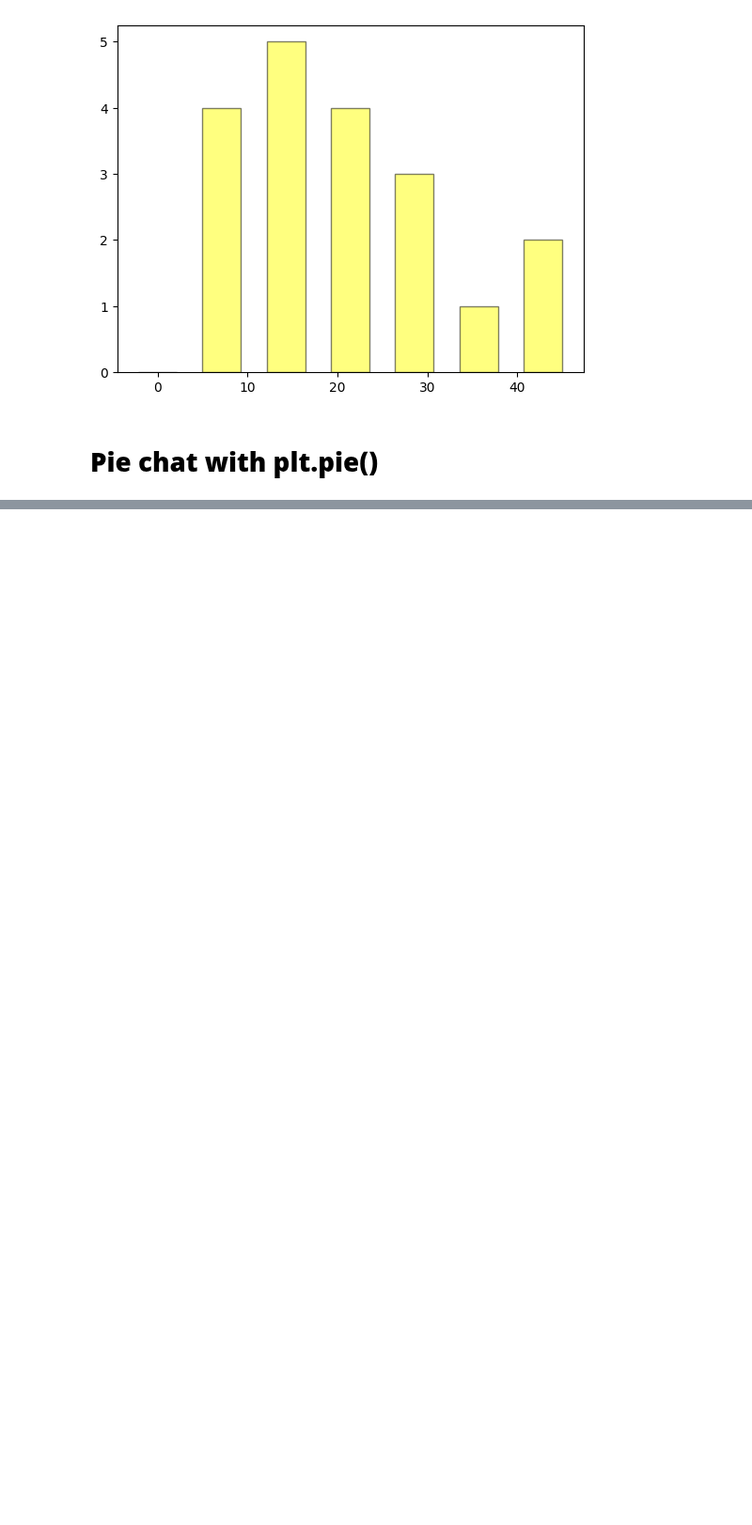
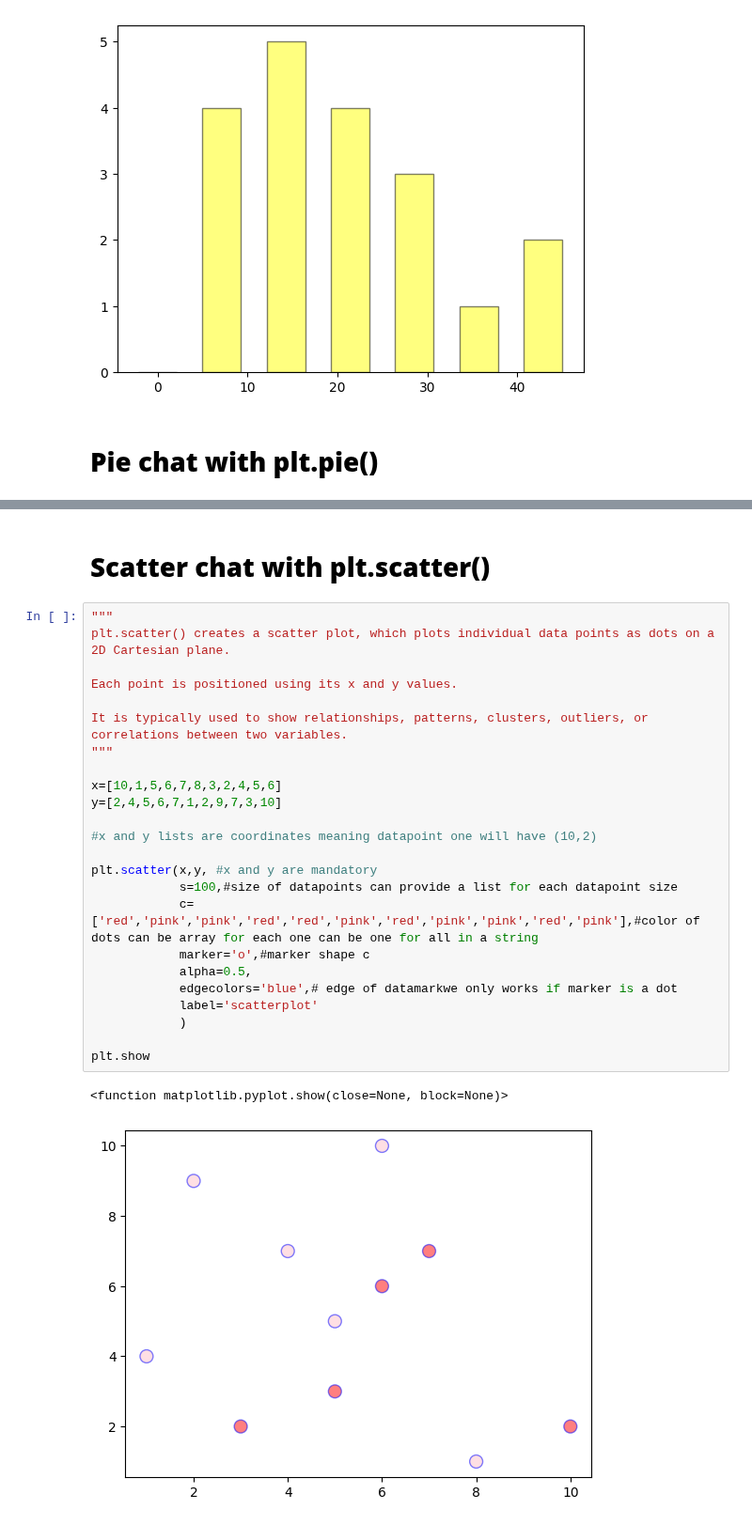
Before and after one commit to KedarDamale/Data-Science, a Jupyter notebook: matplotlib/3.lesson3.ipynb, the cells around one changed output, grey strips where cells are left out. Shown at 94% size. Drawn from its saved outputs; the diff is of its cells as text; blank space fills up the shorter version.

```diff
--- a/matplotlib/3.lesson3.ipynb
+++ b/matplotlib/3.lesson3.ipynb
@@ -90,0 +120,29 @@ plt.show()
+# %% [markdown]
+# **Scatter chat with plt.scatter()**
+# %%
+"""
+plt.scatter() creates a scatter plot, which plots individual data points as dots on a 2D Cartesian plane.
+
+Each point is positioned using its x and y values.
+
+It is typically used to show relationships, patterns, clusters, outliers, or correlations between two variables.
+"""
+
+x=[10,1,5,6,7,8,3,2,4,5,6]
+y=[2,4,5,6,7,1,2,9,7,3,10]
+
+#x and y lists are coordinates meaning datapoint one will have (10,2)
+
+plt.scatter(x,y, #x and y are mandatory
+            s=100,#size of datapoints can provide a list for each datapoint size
+            c=['red','pink','pink','red','red','pink','red','pink','pink','red','pink'],#color of dots can be array for each one can be one for all in a string
+            marker='o',#marker shape c
+            alpha=0.5,
+            edgecolors='blue',# edge of datamarkwe only works if marker is a dot
+            label='scatterplot'
+            )
+
+plt.show
+# %% [output]
+<function matplotlib.pyplot.show(close=None, block=None)>
+[figure, added]
```
Also changed, not shown: parts of 2 cells of this notebook.
